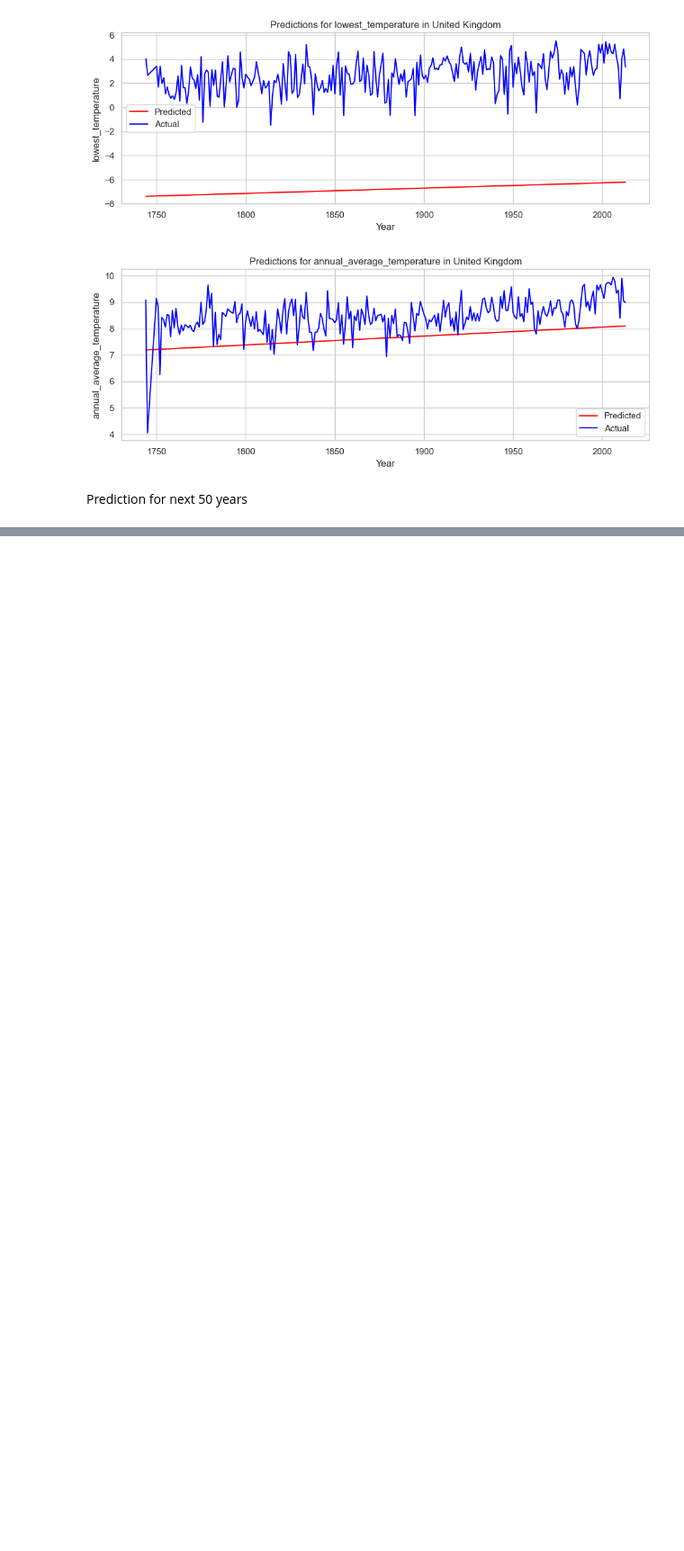
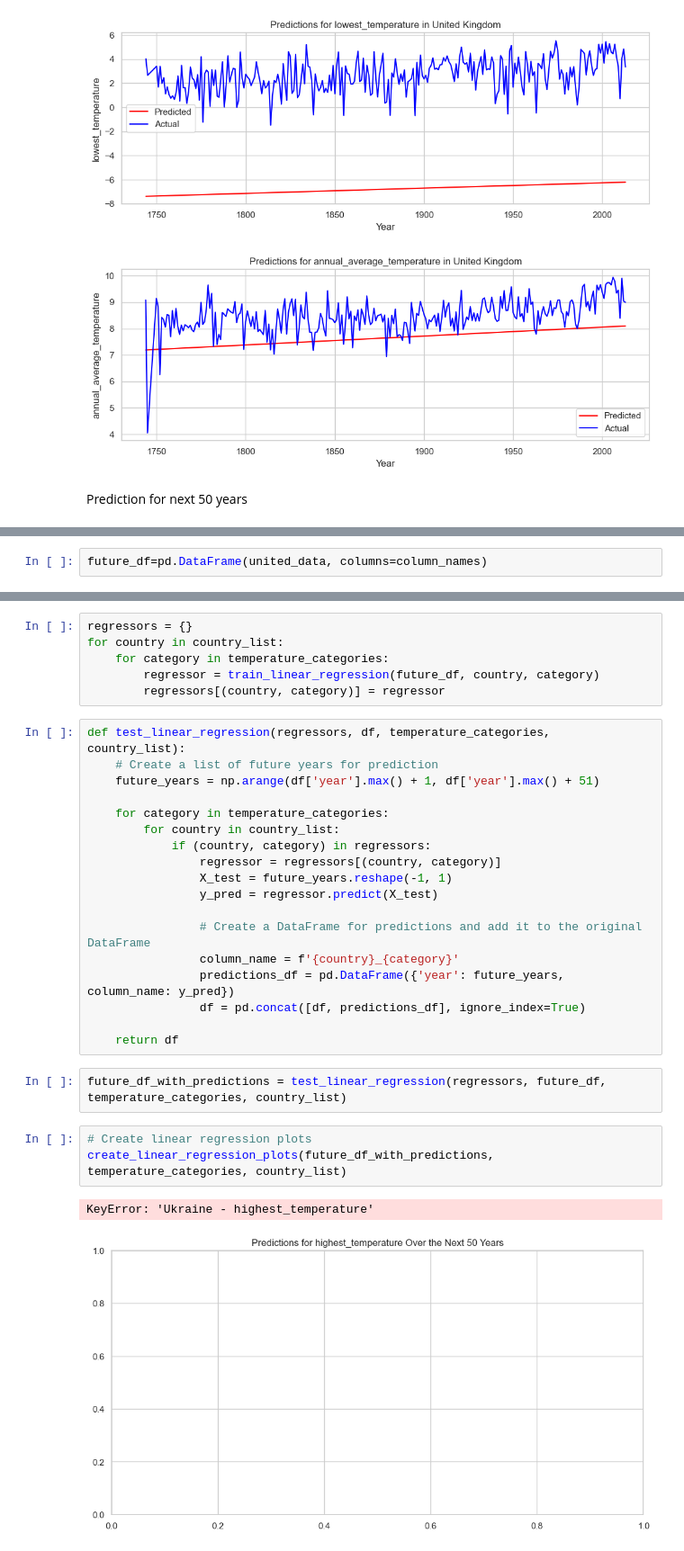
Before and after one commit to IllyaUA/FinalProject, a Jupyter notebook: code/IGClimaChange_FiPro.ipynb, the cells around one changed output, grey strips where cells are left out. Shown at 90% size. Drawn from its saved outputs; the diff is of its cells as text; blank space fills up the shorter version.

```diff
--- a/code/IGClimaChange_FiPro.ipynb
+++ b/code/IGClimaChange_FiPro.ipynb
@@ -323,0 +367,2 @@ Prediction for next 50 years
+# %%
+future_df=pd.DataFrame(united_data, columns=column_names)
@@ -323,0 +389,32 @@ Prediction for next 50 years
+# %%
+regressors = {}
+for country in country_list:
+    for category in temperature_categories:
+        regressor = train_linear_regression(future_df, country, category)
+        regressors[(country, category)] = regressor
+# %%
+def test_linear_regression(regressors, df, temperature_categories, country_list):
+    # Create a list of future years for prediction
+    future_years = np.arange(df['year'].max() + 1, df['year'].max() + 51)
+
+    for category in temperature_categories:
+        for country in country_list:
+            if (country, category) in regressors:
+                regressor = regressors[(country, category)]
+                X_test = future_years.reshape(-1, 1)
+                y_pred = regressor.predict(X_test)
+
+                # Create a DataFrame for predictions and add it to the original DataFrame
+                column_name = f'{country}_{category}'
+                predictions_df = pd.DataFrame({'year': future_years, column_name: y_pred})
+                df = pd.concat([df, predictions_df], ignore_index=True)
+
+    return df
+# %%
+future_df_with_predictions = test_linear_regression(regressors, future_df, temperature_categories, country_list)
+# %%
+# Create linear regression plots
+create_linear_regression_plots(future_df_with_predictions, temperature_categories, country_list)
+# %% [output]
+KeyError: 'Ukraine - highest_temperature'
+[figure, added]
```
Also changed, not shown: parts of 2 cells of this notebook.
